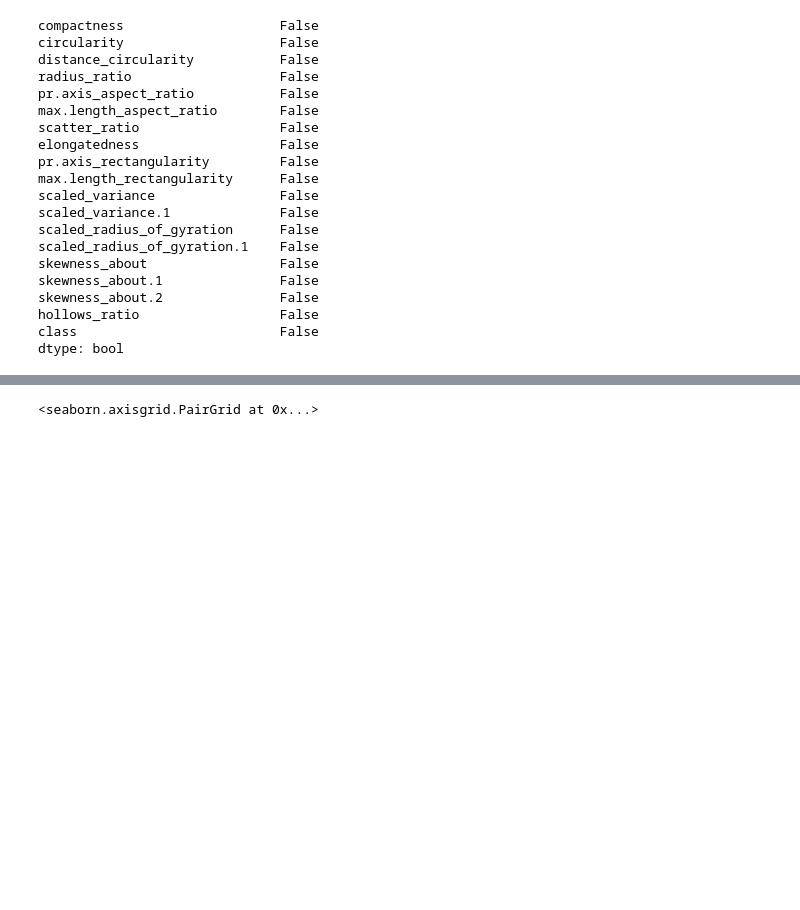
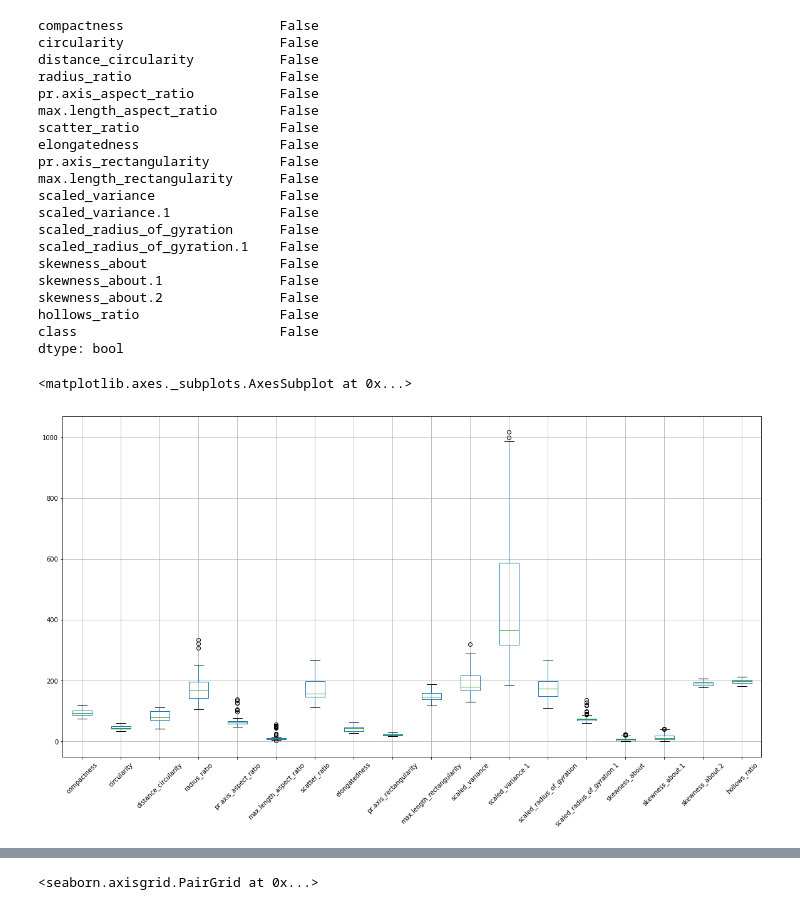
Before and after one commit to GreatLearningAIML1/bangalore-feb-batch-manishkumaraiml, a Jupyter notebook: Unsupervised_Learning_R5_Project2.ipynb, the cells around one changed output, grey strips where cells are left out. Drawn from its saved outputs; the diff is of its cells as text; code cells hidden in the pictures; blank space fills up the shorter version.

```diff
--- a/Unsupervised_Learning_R5_Project2.ipynb
+++ b/Unsupervised_Learning_R5_Project2.ipynb
@@ -93,5 +85,6 @@ False
 # %%
-vehicle_df.fillna(0, inplace=True)
+#vehicle_df.fillna(0, inplace=True)
+vehicle_df=vehicle_df.dropna()
 # %%
 vehicle_df.isna().any()
 # %% [output]
@@ -115,3 +108,9 @@ skewness_about.2               False
 hollows_ratio                  False
 class                          False
 dtype: bool
+# %%
+# Explore for outliers using the feature
+vehicle_df.boxplot(figsize = (20,10), rot=45)
+# %% [output]
+<matplotlib.axes._subplots.AxesSubplot at 0x...>
+[figure, added]
```
Also changed, not shown: parts of 29 cells of this notebook.
